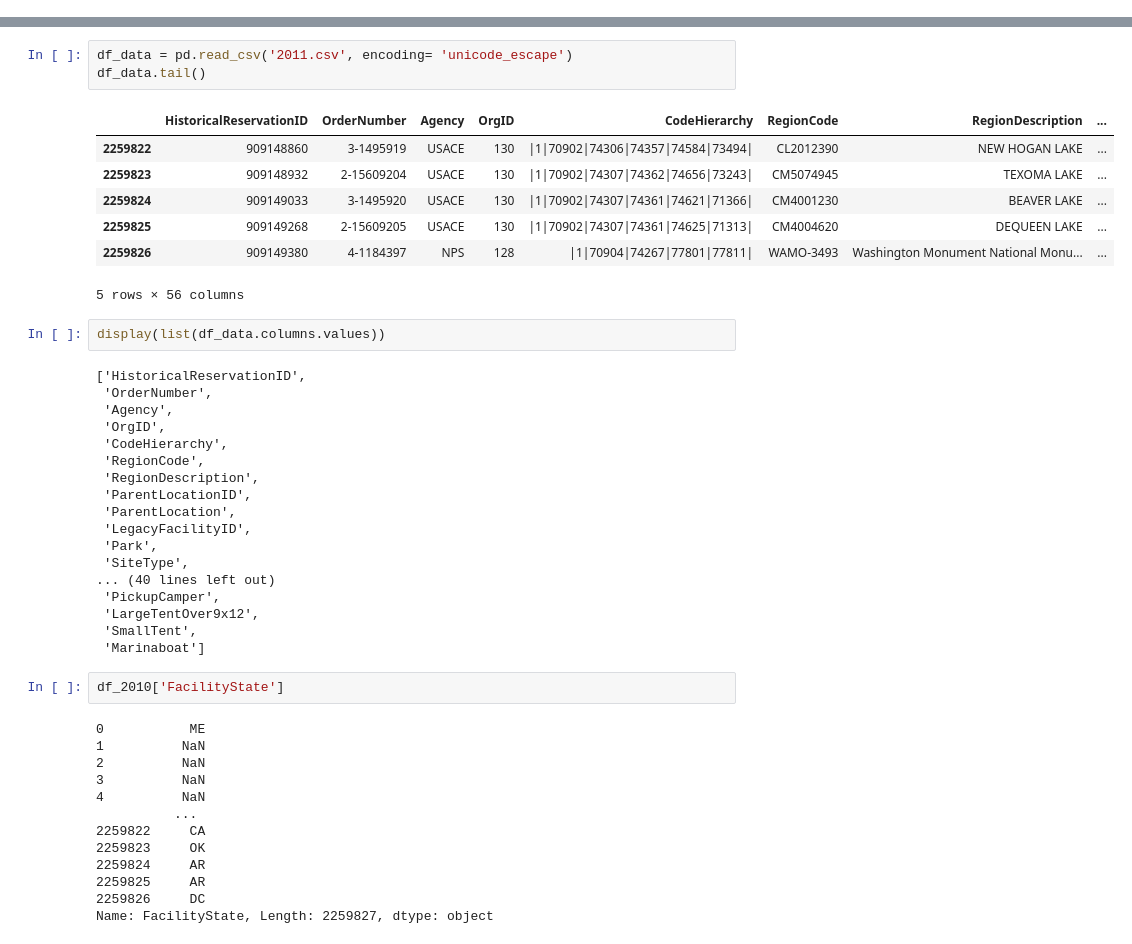
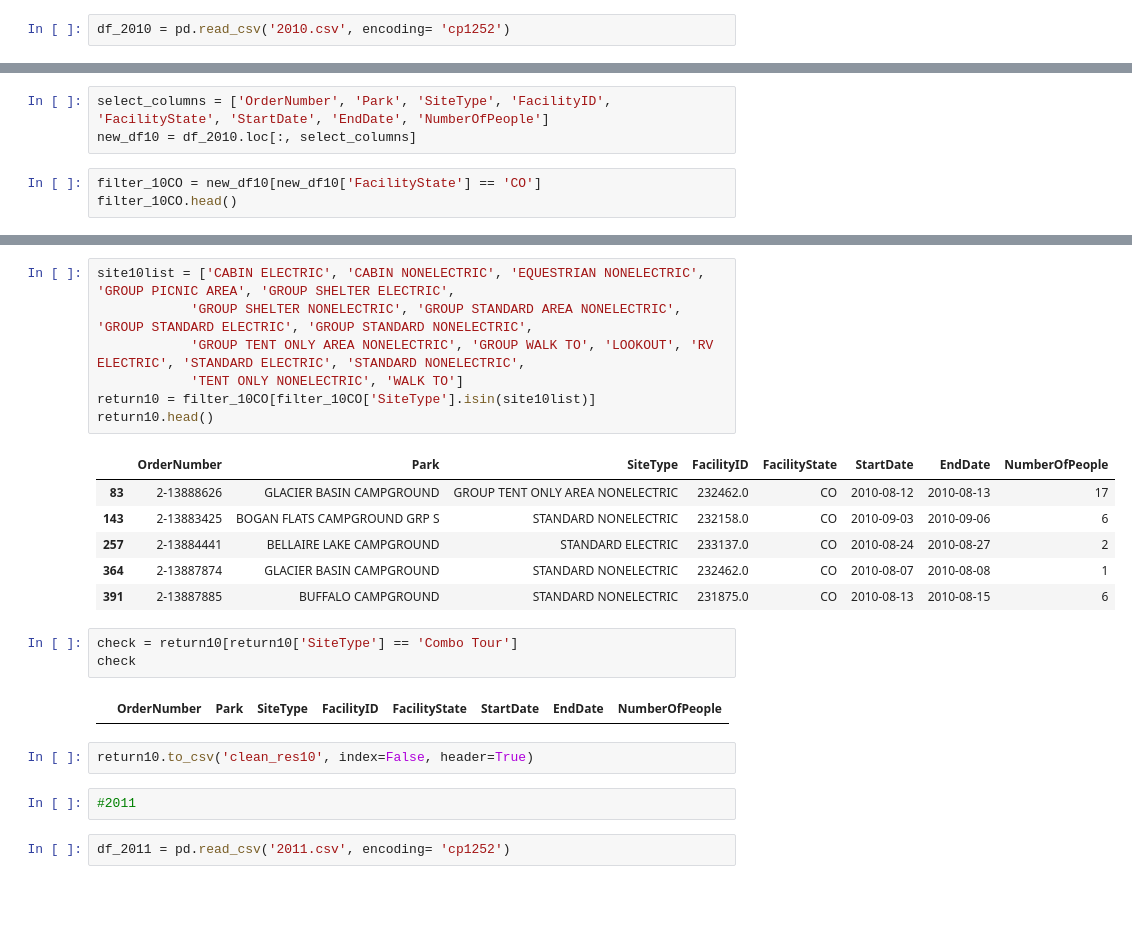
Before and after one commit to jrosedavis/ETL-Project, a Jupyter notebook: data_clean.ipynb, the cells around one changed output, grey strips where cells are left out. Drawn from its saved outputs; the diff is of its cells as text; blank space fills up the shorter version.

Commit message:
:sparkles: Data Cleaner 2010-2015

```diff
--- a/data_clean.ipynb
+++ b/data_clean.ipynb
@@ -2,0 +7,2 @@ import pandas as pd
+# %%
+df_2010 = pd.read_csv('2010.csv', encoding= 'cp1252')
@@ -2,0 +30,6 @@ import pandas as pd
+# %%
+select_columns = ['OrderNumber', 'Park', 'SiteType', 'FacilityID', 'FacilityState', 'StartDate', 'EndDate', 'NumberOfPeople']
+new_df10 = df_2010.loc[:, select_columns]
+# %%
+filter_10CO = new_df10[new_df10['FacilityState'] == 'CO']
+filter_10CO.head()
@@ -3,46 +63,25 @@ import pandas as pd
+# %%
+site10list = ['CABIN ELECTRIC', 'CABIN NONELECTRIC', 'EQUESTRIAN NONELECTRIC', 'GROUP PICNIC AREA', 'GROUP SHELTER ELECTRIC',
+            'GROUP SHELTER NONELECTRIC', 'GROUP STANDARD AREA NONELECTRIC', 'GROUP STANDARD ELECTRIC', 'GROUP STANDARD NONELECTRIC',
+            'GROUP TENT ONLY AREA NONELECTRIC', 'GROUP WALK TO', 'LOOKOUT', 'RV ELECTRIC', 'STANDARD ELECTRIC', 'STANDARD NONELECTRIC',
+            'TENT ONLY NONELECTRIC', 'WALK TO']
+return10 = filter_10CO[filter_10CO['SiteType'].isin(site10list)]
+return10.head()
+# %% [output]
+|  | OrderNumber | Park | SiteType | FacilityID | FacilityState | StartDate | EndDate | NumberOfPeople |
+| 83 | 2-13888626 | GLACIER BASIN CAMPGROUND | GROUP TENT ONLY AREA NONELECTRIC | 232462.0 | CO | 2010-08-12 | 2010-08-13 | 17 |
+| 143 | 2-13883425 | BOGAN FLATS CAMPGROUND GRP S | STANDARD NONELECTRIC | 232158.0 | CO | 2010-09-03 | 2010-09-06 | 6 |
+| 257 | 2-13884441 | BELLAIRE LAKE CAMPGROUND | STANDARD ELECTRIC | 233137.0 | CO | 2010-08-24 | 2010-08-27 | 2 |
+| 364 | 2-13887874 | GLACIER BASIN CAMPGROUND | STANDARD NONELECTRIC | 232462.0 | CO | 2010-08-07 | 2010-08-08 | 1 |
+| 391 | 2-13887885 | BUFFALO CAMPGROUND | STANDARD NONELECTRIC | 231875.0 | CO | 2010-08-13 | 2010-08-15 | 6 |
+# %%
+check = return10[return10['SiteType'] == 'Combo Tour']
+check
+# %% [output]
+|  | OrderNumber | Park | SiteType | FacilityID | FacilityState | StartDate | EndDate | NumberOfPeople |
+# %%
+return10.to_csv('clean_res10', index=False, header=True)
+# %%
+#2011
 # %%
-df_data = pd.read_csv('2011.csv', encoding= 'unicode_escape')
-df_data.tail()
+df_2011 = pd.read_csv('2011.csv', encoding= 'cp1252')
-# %% [output]
-|  | HistoricalReservationID | OrderNumber | Agency | OrgID | CodeHierarchy | RegionCode | RegionDescription | ... |
-| 2259822 | 909148860 | 3-1495919 | USACE | 130 | |1|70902|74306|74357|74584|73494| | CL2012390 | NEW HOGAN LAKE | ... |
-| 2259823 | 909148932 | 2-15609204 | USACE | 130 | |1|70902|74307|74362|74656|73243| | CM5074945 | TEXOMA LAKE | ... |
-| 2259824 | 909149033 | 3-1495920 | USACE | 130 | |1|70902|74307|74361|74621|71366| | CM4001230 | BEAVER LAKE | ... |
-| 2259825 | 909149268 | 2-15609205 | USACE | 130 | |1|70902|74307|74361|74625|71313| | CM4004620 | DEQUEEN LAKE | ... |
-| 2259826 | 909149380 | 4-1184397 | NPS | 128 | |1|70904|74267|77801|77811| | WAMO-3493 | Washington Monument National Monu... | ... |
-5 rows × 56 columns
-# %%
-display(list(df_data.columns.values))
-# %% [output]
-['HistoricalReservationID',
- 'OrderNumber',
- 'Agency',
- 'OrgID',
- 'CodeHierarchy',
- 'RegionCode',
- 'RegionDescription',
- 'ParentLocationID',
- 'ParentLocation',
- 'LegacyFacilityID',
- 'Park',
- 'SiteType',
-... (40 lines left out)
- 'PickupCamper',
- 'LargeTentOver9x12',
- 'SmallTent',
- 'Marinaboat']
-# %%
-df_2010['FacilityState']
-# %% [output]
-0           ME
-1          NaN
-2          NaN
-3          NaN
-4          NaN
-          ...
-2259822     CA
-2259823     OK
-2259824     AR
-2259825     AR
-2259826     DC
-Name: FacilityState, Length: 2259827, dtype: object
```
Also changed, not shown: parts of 43 cells of this notebook.
